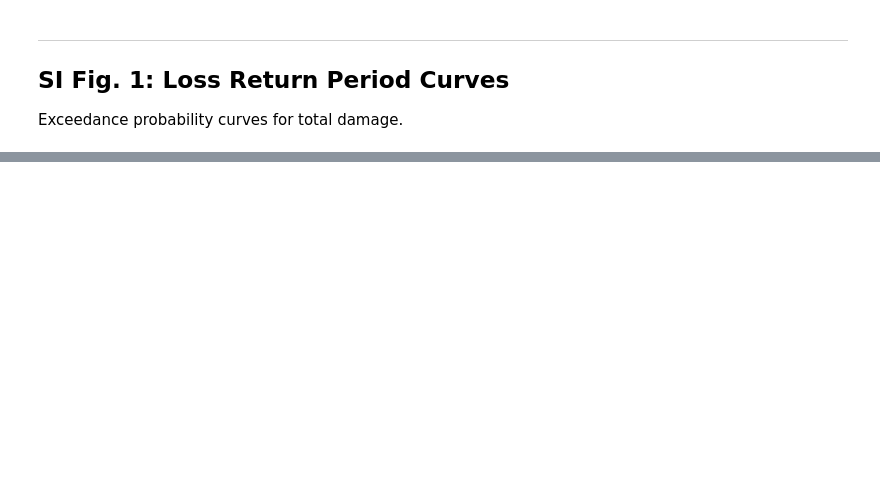
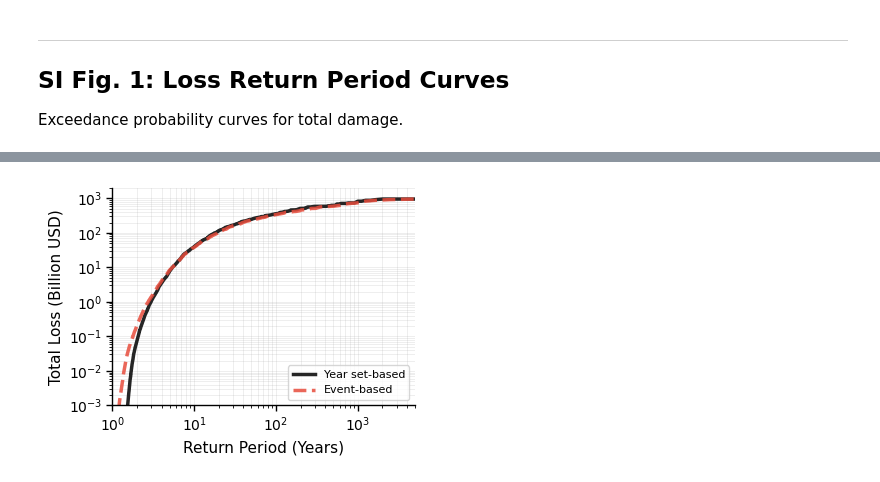
Before and after one commit to simonameiler/systemic_insurance_risk_fl_pub, a Jupyter notebook: notebooks/probabilistic_risk_analysis.ipynb, the cells around one changed output, grey strips where cells are left out. Saved outputs shown, nothing was run; the diff lists cells and outputs as text; code cells hidden in the pictures; blank space fills up the shorter version.

```diff
--- a/notebooks/probabilistic_risk_analysis.ipynb
+++ b/notebooks/probabilistic_risk_analysis.ipynb
@@ -554,0 +1638,14 @@ Flood Insurance Penetration (SFHA)              40%              60%
+# %%
+# Load all events from Emanuel catalog (includes zero-damage events)
+all_events_path = '../fl_risk_model/data/all_events.csv'
+df_all_events = pd.read_csv(all_events_path)
+# %%
+# Use all_events.csv data for event-based return period curve
+# This includes ALL events from the Emanuel catalog (8,800 total)
+
+# Total events in catalog
+N_TOTAL_CATALOG = len(df_all_events)
+
+# Get event damages and IDs
+event_damages = df_all_events['total_damage_usd'].values
+event_ids = df_all_events['event_id'].values
@@ -554,0 +1683,61 @@ Flood Insurance Penetration (SFHA)              40%              60%
+# %%
+# Create event-based return period curve
+fig, ax = plt.subplots(1, 1, figsize=(4, 3))
+
+# Compute event-set based (seasonal) return period curve from MC simulation
+# Use the 10,000 year seasonal damages from baseline_results
+seasonal_damages = baseline_results['total_damage_usd'].values
+seasonal_damages_sorted = np.sort(seasonal_damages)[::-1]  # Sort descending
+n_years = len(seasonal_damages_sorted)
+seasonal_return_periods = n_years / np.arange(1, n_years + 1)  # RP = N / rank
+
+# Plot event-set based (seasonal) curve
+ax.plot(seasonal_return_periods, seasonal_damages_sorted / 1e9,
+        linewidth=2.5, label='Year set-based', color='k',
+        alpha=0.85)
+
+# Plot event-based curve (RP on x-axis, Damage on y-axis)
+ax.plot(event_return_period, event_damages_sorted / 1e9,
+        linewidth=2.5, label='Event-based', color='#E74C3C',
+        alpha=0.85, linestyle='--')
+
+ax.set_xscale('log')
+ax.set_yscale('log')
+
+ax.set_ylim(bottom=1e-3, top=2e3)  # Set y-axis minimum to 1 million USD (1e-3 billion)
+ax.set_xlim(left=1, right=5000)
+ax.set_xlabel('Return Period (Years)', fontsize=11, fontweight='normal')
+ax.set_ylabel('Total Loss (Billion USD)', fontsize=11, fontweight='normal')
+
+# Set explicit tick locations and enable tick marks
+ax.set_xticks([1, 10, 100, 1000])
+ax.set_yticks([1e-3, 1e-2, 1e-1, 1, 10, 100, 1000])
+
+# Show only bottom and left spines
+ax.spines['bottom'].set_visible(True)
+ax.spines['left'].set_visible(True)
+ax.spines['top'].set_visible(False)
+ax.spines['right'].set_visible(False)
+
+ax.spines['bottom'].set_color('black')
+ax.spines['left'].set_color('black')
+ax.spines['bottom'].set_linewidth(1)
+ax.spines['left'].set_linewidth(1)
+
+# Enable tick marks (seaborn whitegrid hides them by default)
+ax.tick_params(axis='both', which='major', bottom=True, left=True, top=False, right=False,
+               direction='out', length=4, width=1.0, color='k', labelsize=10)
+
+ax.grid(True, alpha=0.3, which='both', linestyle='-', linewidth=0.5)
+
+# Add legend
+ax.legend(fontsize=8, frameon=True, loc='lower right')
+
+plt.tight_layout()
+
+# Save figure
+out_file = Path('../results/figures/fig_loss_return_period.png')
+plt.savefig(out_file, dpi=300, bbox_inches='tight')
+plt.show()
+# %% [output]
+[figure, added]
```
Also changed, not shown: parts of 45 cells of this notebook, 4 other files.
